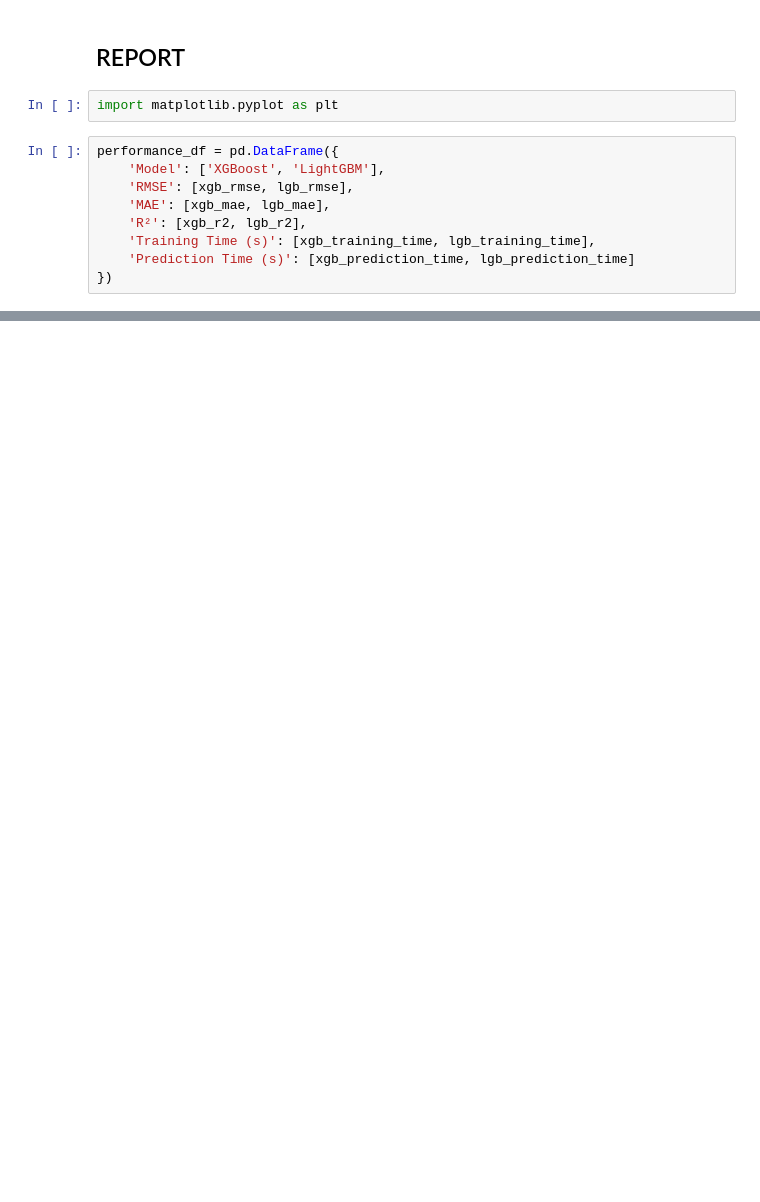
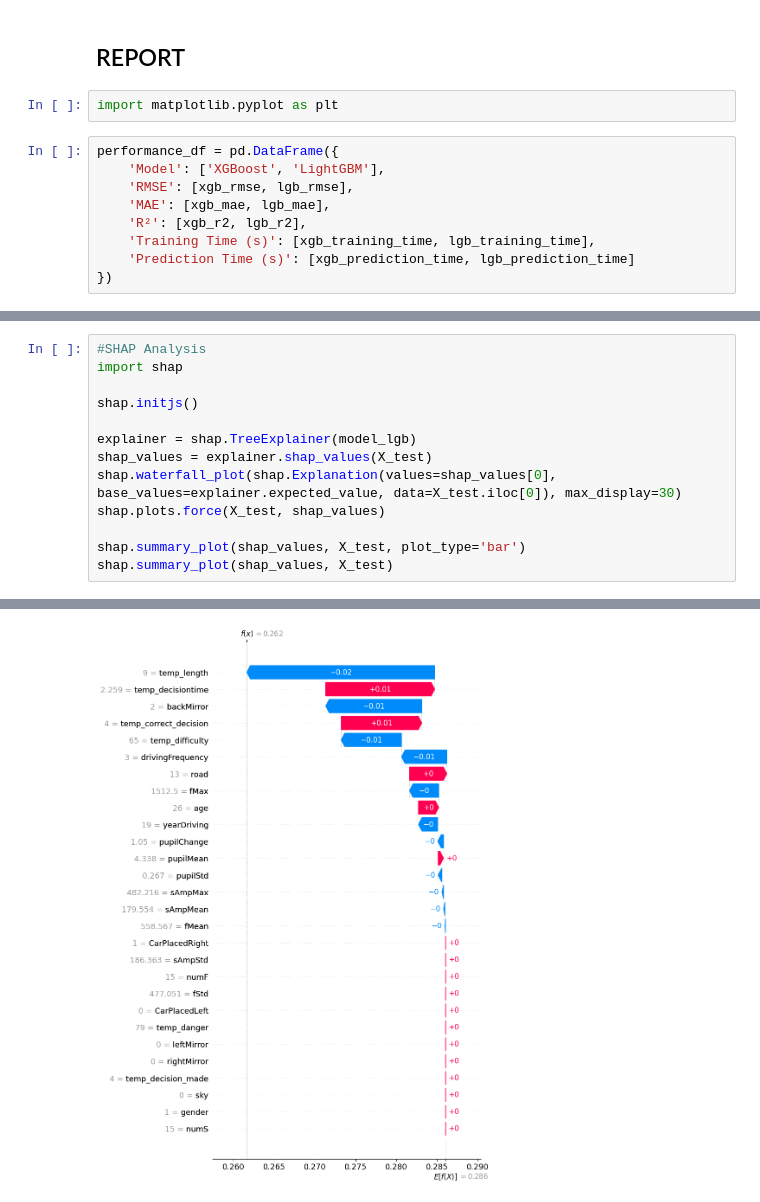
Before and after one commit to CommonDrum/Applied-AI, a Jupyter notebook: code.ipynb, the cells around one changed output, grey strips where cells are left out. Saved outputs shown, nothing was run; the diff lists cells and outputs as text; blank space fills up the shorter version.

```diff
--- a/code.ipynb
+++ b/code.ipynb
@@ -216,0 +289,14 @@ AttributeError: 'DataFrame' object has no attribute 'to_delayed'
+# %%
+#SHAP Analysis
+import shap
+
+shap.initjs()
+
+explainer = shap.TreeExplainer(model_lgb)
+shap_values = explainer.shap_values(X_test)
+shap.waterfall_plot(shap.Explanation(values=shap_values[0], base_values=explainer.expected_value, data=X_test.iloc[0]), max_display=30)
+shap.plots.force(X_test, shap_values)
+
+shap.summary_plot(shap_values, X_test, plot_type='bar')
+shap.summary_plot(shap_values, X_test)
+# %% [output]
@@ -216,0 +304 @@ AttributeError: 'DataFrame' object has no attribute 'to_delayed'
+[figure, added]
```
Also changed, not shown: parts of 10 cells of this notebook, 1 other file.
